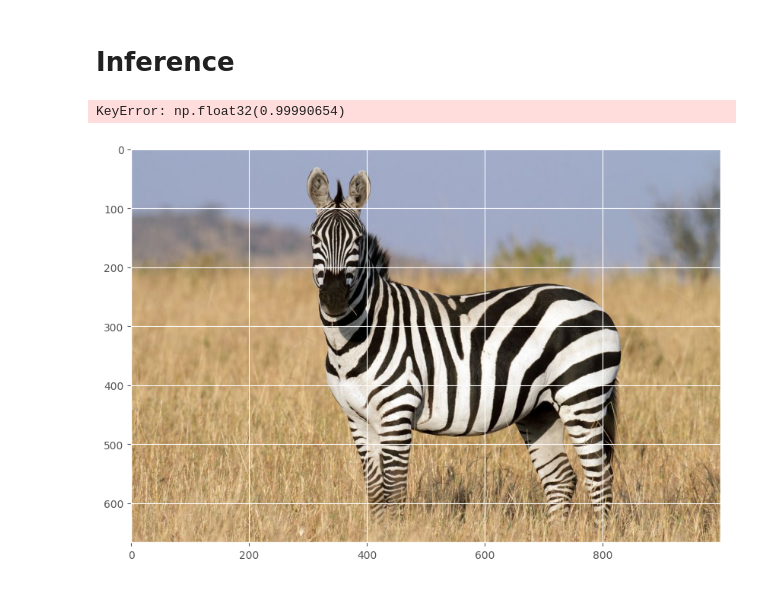
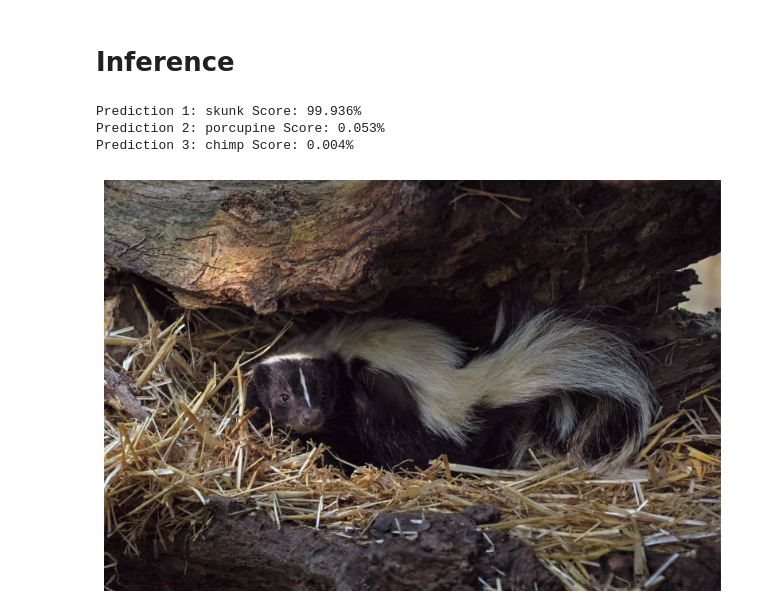
Before and after one commit to alifkurniawan/pytorch-explore, a Jupyter notebook: 06_Image_classification_using_transfer_learning.ipynb, the cells around one changed output. Drawn from its saved outputs; the diff is of its cells as text; code cells hidden in the pictures.

```diff
--- a/06_Image_classification_using_transfer_learning.ipynb
+++ b/06_Image_classification_using_transfer_learning.ipynb
@@ -378,11 +378,10 @@ def predict(model, test_image_name):
 !wget -q "https://learnopencv.com/wp-content/uploads/2024/02/Zebra.jpg" -O "Zebra.jpg"
 !wget -q "https://learnopencv.com/wp-content/uploads/2024/07/llama-scaled.jpg" -O "llama.jpg"
 !wget -q "https://learnopencv.com/wp-content/uploads/2024/07/llama_-scaled.jpg" -O "llama_.jpg"
-# %%
-import glob
-jpg_files = glob.glob("./*.jpg")
-for img in jpg_files:
-    predict(model, img)
-# %% [output]
-KeyError: np.float32(0.99990654)
-[figure, removed]
+# %%
+predict(model, "skunk.jpg")
+# %% [output]
+Prediction 1: skunk Score: 99.936%
+Prediction 2: porcupine Score: 0.053%
+Prediction 3: chimp Score: 0.004%
+[figure, added]
```
Also changed, not shown: parts of 3 cells of this notebook.
